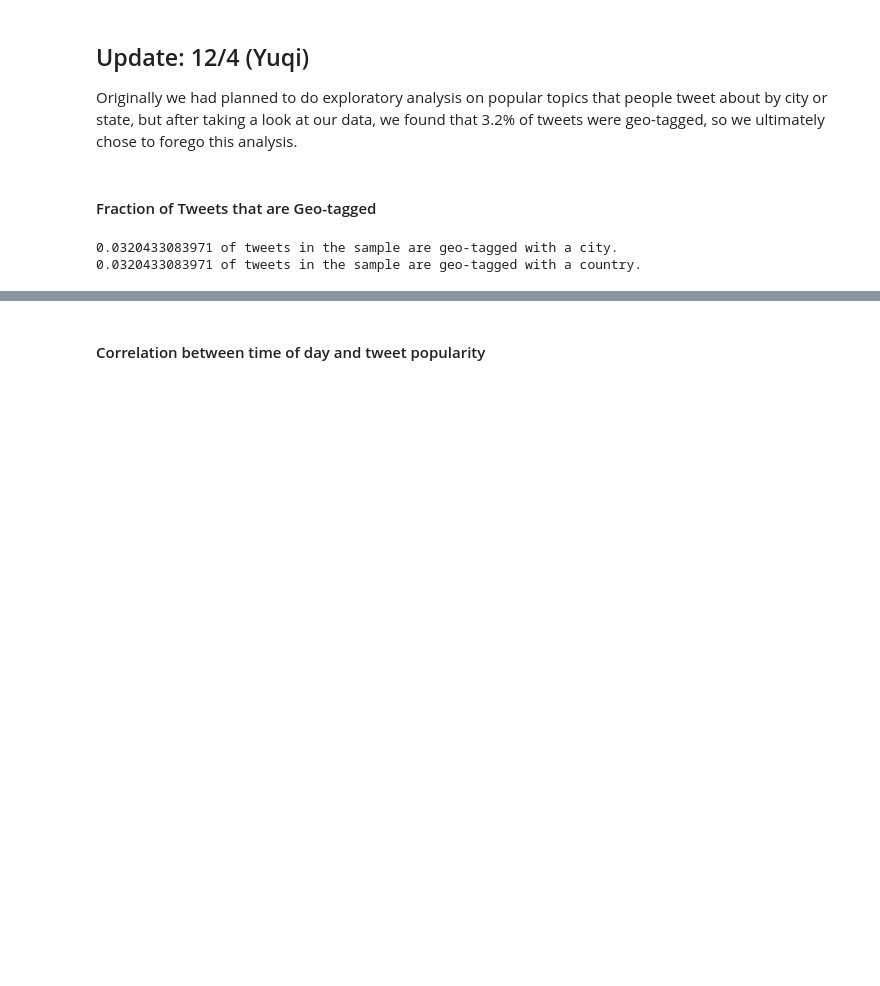
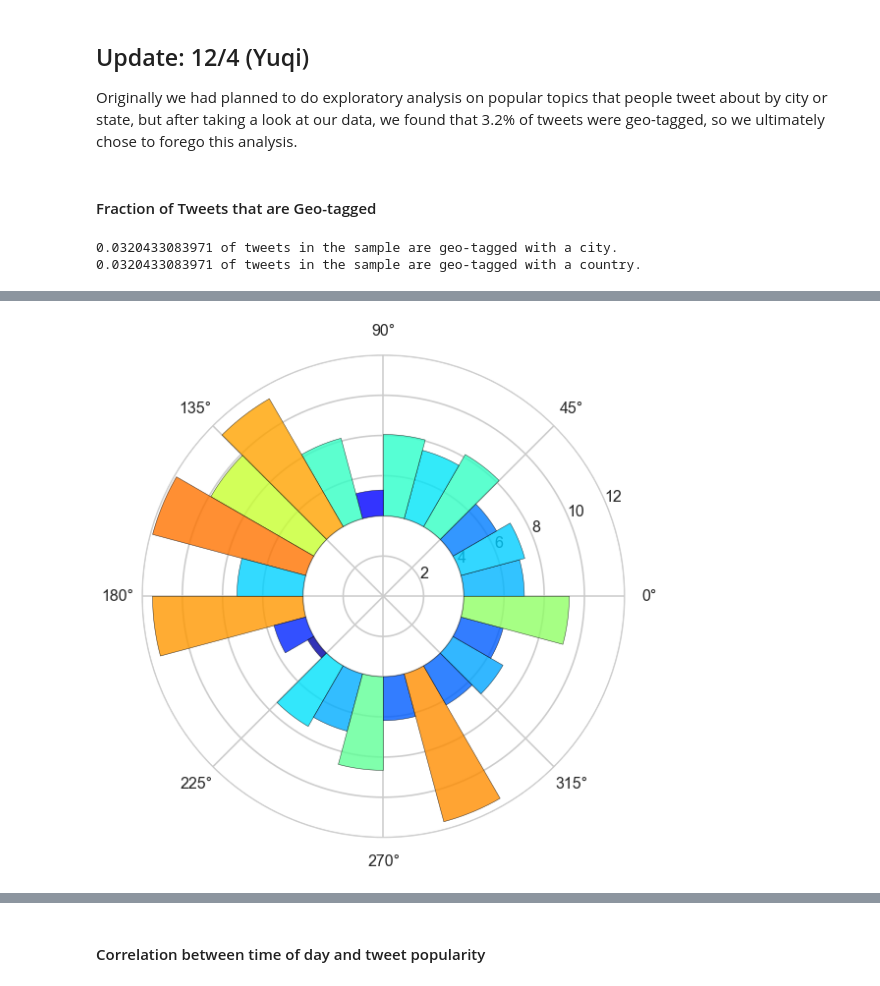
Before and after one commit to belindazeng/goingviral, a Jupyter notebook: goingviral.ipynb, the cells around one changed output, grey strips where cells are left out. Drawn from its saved outputs; the diff is of its cells as text; code cells hidden in the pictures; blank space fills up the shorter version.

```diff
--- a/goingviral.ipynb
+++ b/goingviral.ipynb
@@ -549,0 +605,20 @@ print str(countryfrac)+" of tweets in the sample are geo-tagged with a country."
+# %%
+N = 24 # number of bars should be 24 since there are 24 hours in a day
+bottom = 4 # determines how big the circle in the middle is
+max_height = 8
+
+theta = np.linspace(0.0, 2 * np.pi, N, endpoint=False)
+radii = max_height*np.random.rand(N)
+width = (2*np.pi) / N
+ax = plt.subplot(111, polar=True)
+ax.set_theta_direction(-1)
+bars = ax.bar(theta, radii, width=width, bottom=bottom)
+
+# Use custom colors and opacity
+for r, bar in zip(radii, bars):
+    bar.set_facecolor(plt.cm.jet(r / 10.))
+    bar.set_alpha(0.8)
+
+plt.show()
+# %% [output]
+[figure, added]
```
Also changed, not shown: parts of 19 cells of this notebook, 1 other file.
